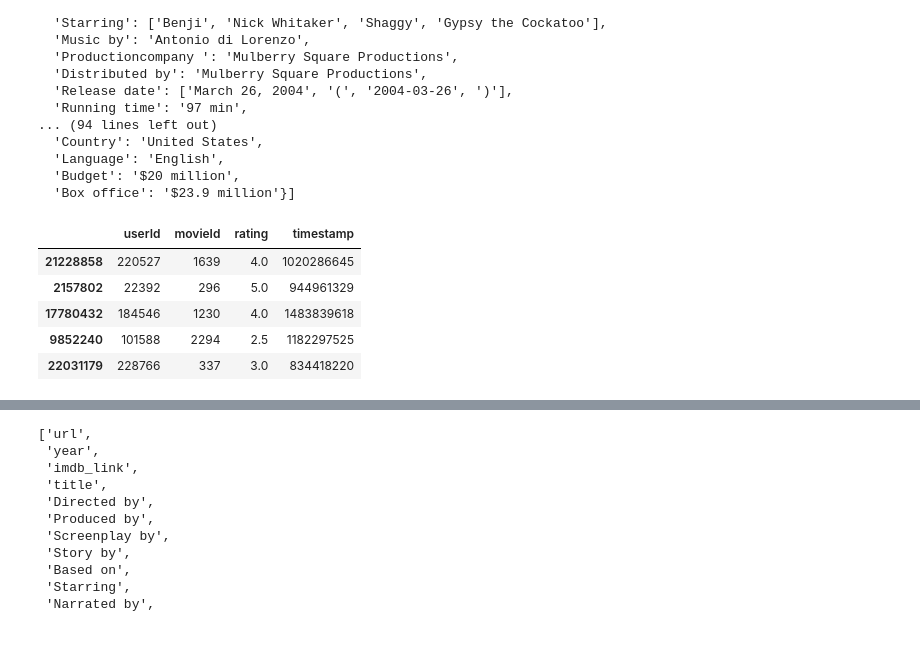
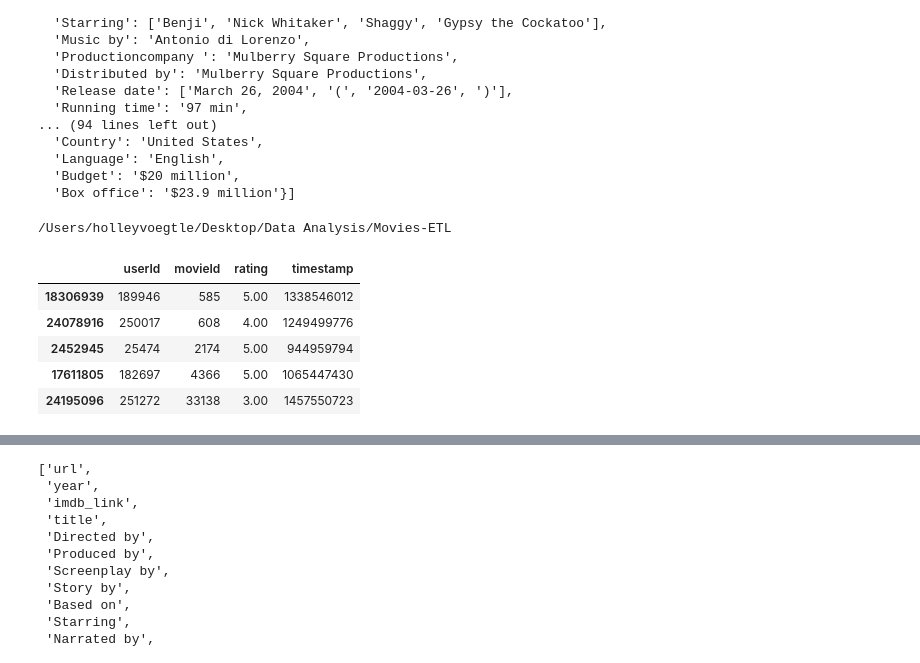
Before and after one commit to holleyvoegtle/Movies-ETL, a Jupyter notebook: Mod8_Wiki_Kaggle_practice.ipynb, the cells around one changed output, grey strips where cells are left out. Saved outputs shown, nothing was run; the diff lists cells and outputs as text; code cells hidden in the pictures.

```diff
--- a/Mod8_Wiki_Kaggle_practice.ipynb
+++ b/Mod8_Wiki_Kaggle_practice.ipynb
@@ -79,17 +88,22 @@ wiki_movies_raw[3600:3605]
   'Language': 'English',
   'Budget': '$20 million',
   'Box office': '$23.9 million'}]
+# %%
+import os
+print(os.getcwd())
+# %% [output]
+/Users/holleyvoegtle/Desktop/Data Analysis/Movies-ETL
 # %%
-kaggle_metadata = pd.read_csv(f'{file_dir}movies_metadata.csv', low_memory=False)
-ratings = pd.read_csv(f'{file_dir}ratings.csv')
+kaggle_metadata = pd.read_csv(f'{file_dir}/movies_metadata.csv', low_memory=False)
+ratings = pd.read_csv(f'{file_dir}/ratings.csv')
 ratings.sample(n=5)
 # %% [output]
 |  | userId | movieId | rating | timestamp |
-| 21228858 | 220527 | 1639 | 4.0 | 1020286645 |
-| 2157802 | 22392 | 296 | 5.0 | 944961329 |
-| 17780432 | 184546 | 1230 | 4.0 | 1483839618 |
-| 9852240 | 101588 | 2294 | 2.5 | 1182297525 |
-| 22031179 | 228766 | 337 | 3.0 | 834418220 |
+| 18306939 | 189946 | 585 | 5.00 | 1338546012 |
+| 24078916 | 250017 | 608 | 4.00 | 1249499776 |
+| 2452945 | 25474 | 2174 | 5.00 | 944959794 |
+| 17611805 | 182697 | 4366 | 5.00 | 1065447430 |
+| 24195096 | 251272 | 33138 | 3.00 | 1457550723 |
 # %%
 kaggle_metadata.sample(n=5)
 # %% [output]
```
Also changed, not shown: parts of 12 cells of this notebook.
